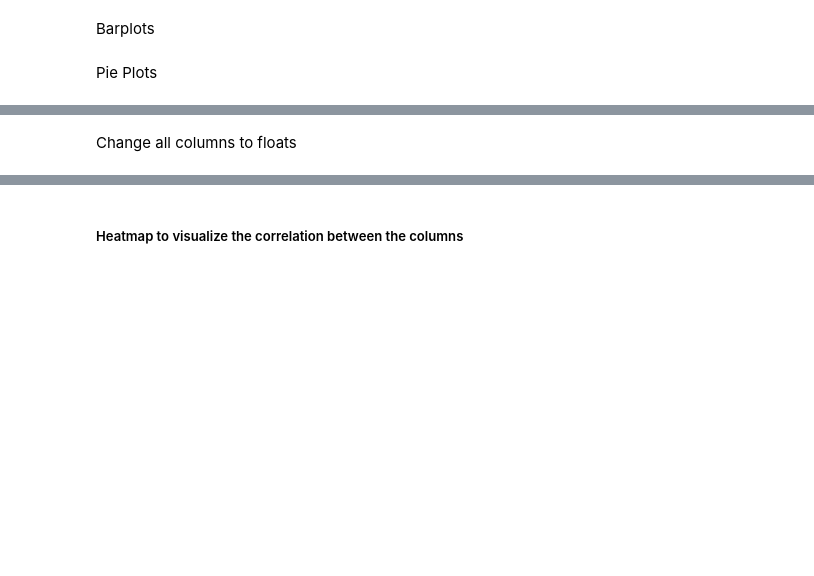
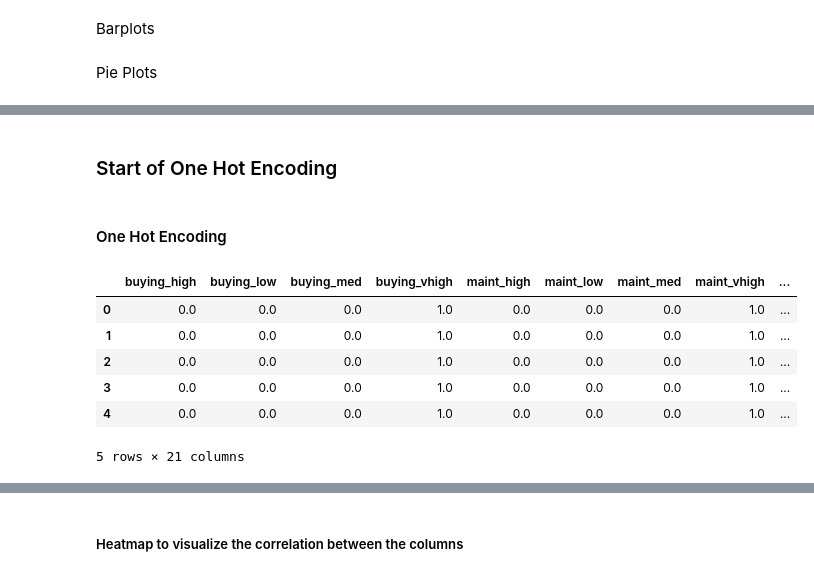
Before and after one commit to amirabaraya/Topics-in-Intelligent-Systems, a Jupyter notebook: car_evaluation.ipynb, the cells around one changed output, grey strips where cells are left out. Cells and saved outputs as stored; diff of their text form; code cells hidden in the pictures; blank space fills up the shorter version.

```diff
--- a/car_evaluation.ipynb
+++ b/car_evaluation.ipynb
@@ -212,2 +160,0 @@ df_alternate['class'] = df_alternate['class'].replace({'vgood': 3, 'good': 2, 'a
-# %% [markdown]
-Change all columns to floats
@@ -218 +161,18 @@ print(df_alternate.head())
+# %% [markdown]
+### Start of One Hot Encoding
+# %% [markdown]
+#### One Hot Encoding
+# %%
+enc = OneHotEncoder()
+enc_data = enc.fit_transform(car_df[['buying', 'maint', 'doors', 'persons', 'lug_boot', 'safety']])
+enc_df = pd.DataFrame(enc_data.toarray(), columns=enc.get_feature_names_out(car_df.columns[:-1]))
+enc_df.head()
+# %% [output]
+|  | buying_high | buying_low | buying_med | buying_vhigh | maint_high | maint_low | maint_med | maint_vhigh | ... |
+| 0 | 0.0 | 0.0 | 0.0 | 1.0 | 0.0 | 0.0 | 0.0 | 1.0 | ... |
+| 1 | 0.0 | 0.0 | 0.0 | 1.0 | 0.0 | 0.0 | 0.0 | 1.0 | ... |
+| 2 | 0.0 | 0.0 | 0.0 | 1.0 | 0.0 | 0.0 | 0.0 | 1.0 | ... |
+| 3 | 0.0 | 0.0 | 0.0 | 1.0 | 0.0 | 0.0 | 0.0 | 1.0 | ... |
+| 4 | 0.0 | 0.0 | 0.0 | 1.0 | 0.0 | 0.0 | 0.0 | 1.0 | ... |
+5 rows × 21 columns
 # %% [markdown]
```
Also changed, not shown: parts of 35 cells of this notebook.
